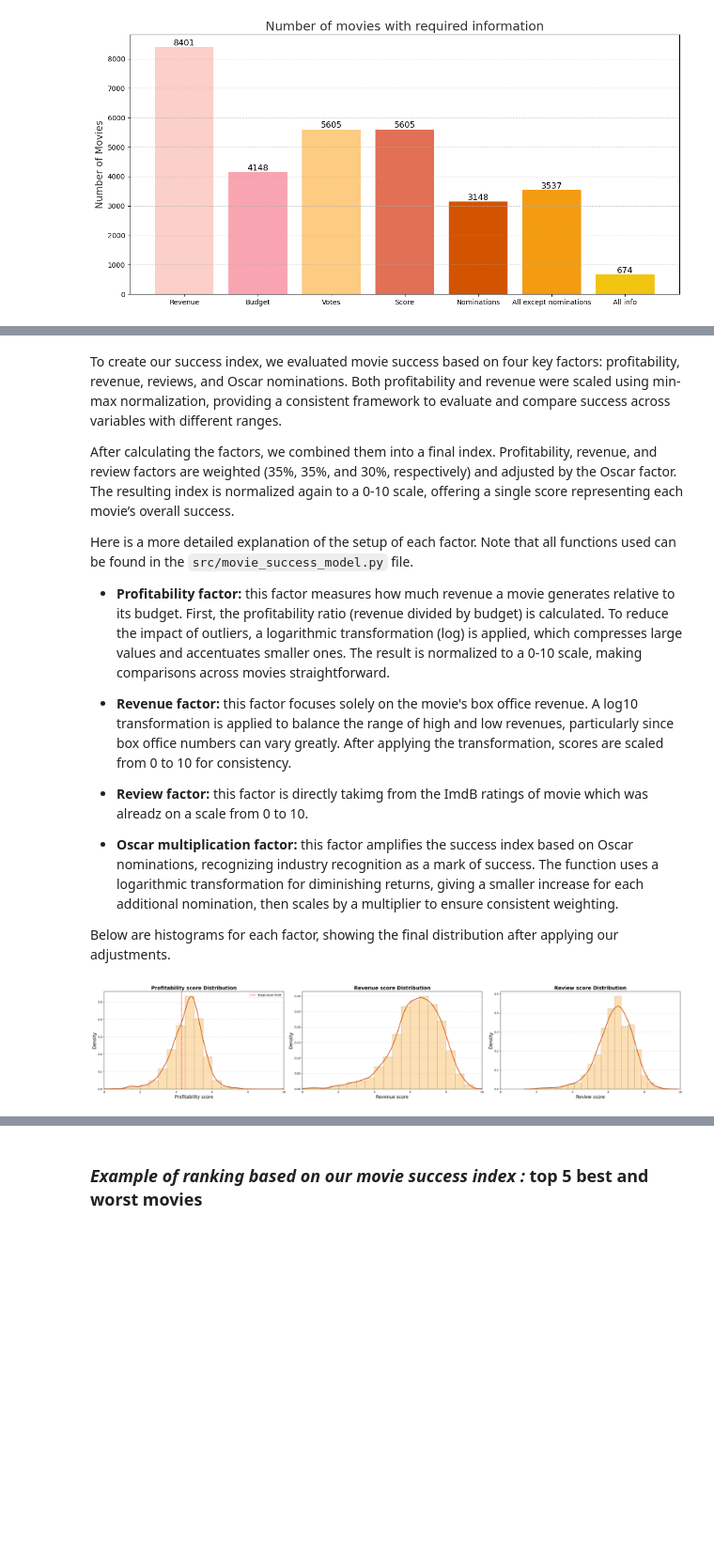
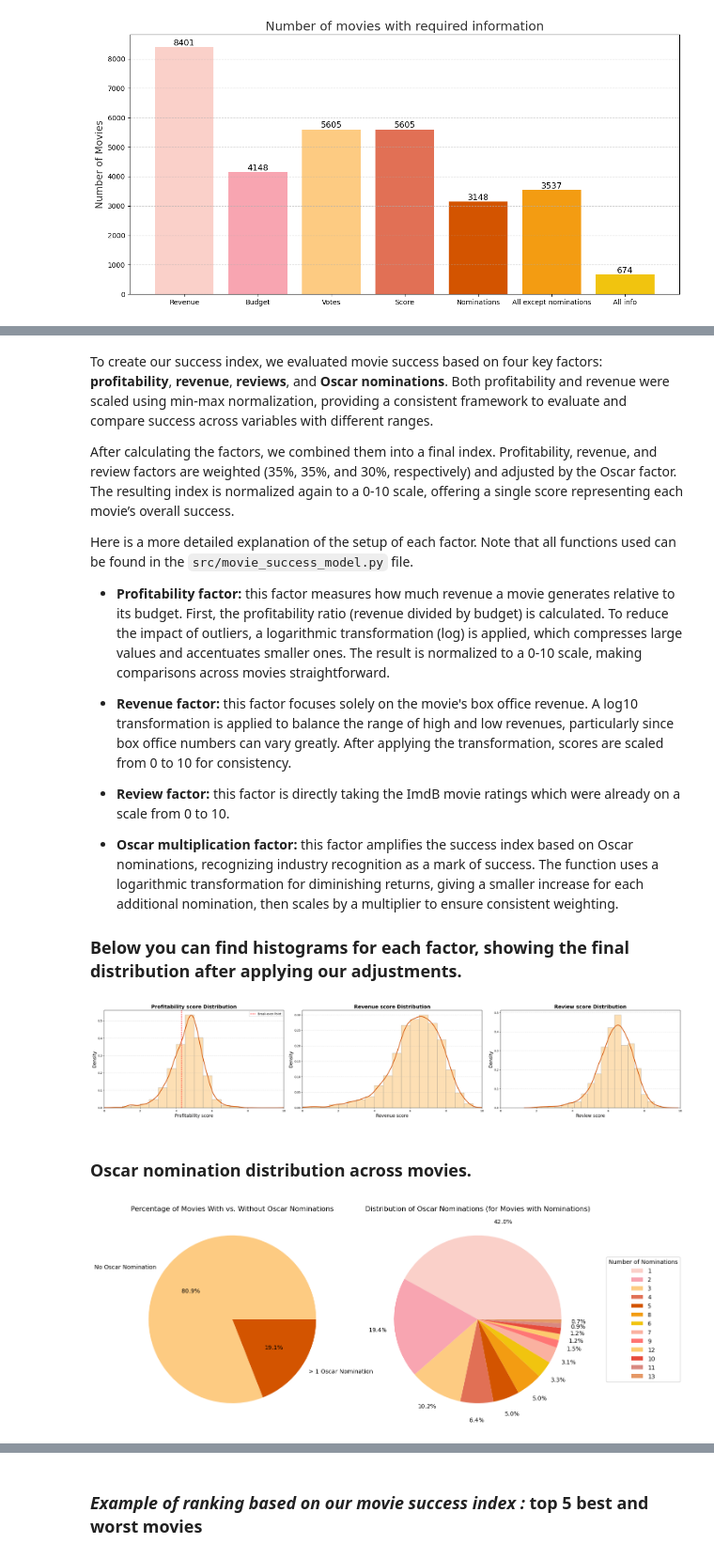
Before and after one commit to epfl-ada/ada-2024-project-sigma-squad, a Jupyter notebook: results.ipynb, the cells around one changed output, grey strips where cells are left out. Shown: that part at 94% size. Saved outputs shown, nothing was run; the diff lists cells and outputs as text; code cells hidden in the pictures; blank space fills up the shorter version.

Commit message:
Added oscar pie charts to results.ipynb

```diff
--- a/results.ipynb
+++ b/results.ipynb
@@ -31,5 +49,5 @@ df = clean_data(raw_df)
 # %% [markdown]
-To create our success index, we evaluated movie success based on four key factors: profitability, revenue, reviews, and Oscar nominations. Both profitability and revenue were scaled using min-max normalization, providing a consistent framework to evaluate and compare success across variables with different ranges.
+To create our success index, we evaluated movie success based on four key factors: **profitability**, **revenue**, **reviews**, and **Oscar nominations**. Both profitability and revenue were scaled using min-max normalization, providing a consistent framework to evaluate and compare success across variables with different ranges.
 
 After calculating the factors, we combined them into a final index. Profitability, revenue, and review factors are weighted (35%, 35%, and 30%, respectively) and adjusted by the Oscar factor. The resulting index is normalized again to a 0-10 scale, offering a single score representing each movie’s overall success.
 
@@ -39,13 +57,11 @@ Here is a more detailed explanation of the setup of each factor. Note that all f
 
 - **Revenue factor:** this factor focuses solely on the movie's box office revenue. A log10 transformation is applied to balance the range of high and low revenues, particularly since box office numbers can vary greatly. After applying the transformation, scores are scaled from 0 to 10 for consistency.
 
-- **Review factor:** this factor is directly takimg from the ImdB ratings of movie which was alreadz on a scale from 0 to 10.
+- **Review factor:** this factor is directly taking the ImdB movie ratings which were already on a scale from 0 to 10.
 
 - **Oscar multiplication factor:** this factor amplifies the success index based on Oscar nominations, recognizing industry recognition as a mark of success. The function uses a logarithmic transformation for diminishing returns, giving a smaller increase for each additional nomination, then scales by a multiplier to ensure consistent weighting.
 
-
-
-Below are histograms for each factor, showing the final distribution after applying our adjustments.
+### Below you can find histograms for each factor, showing the final distribution after applying our adjustments.
 # %%
 movie_success_index(df)
 
@@ -58,3 +74,9 @@ plt.tight_layout()
 plt.show()
 # %% [output]
 [figure]
+# %% [markdown]
+### Oscar nomination distribution across movies.
+# %%
+oscar_pie_chart(df)
+# %% [output]
+[figure, added]
```
Also changed, not shown: parts of 11 cells of this notebook, 1 other file.
